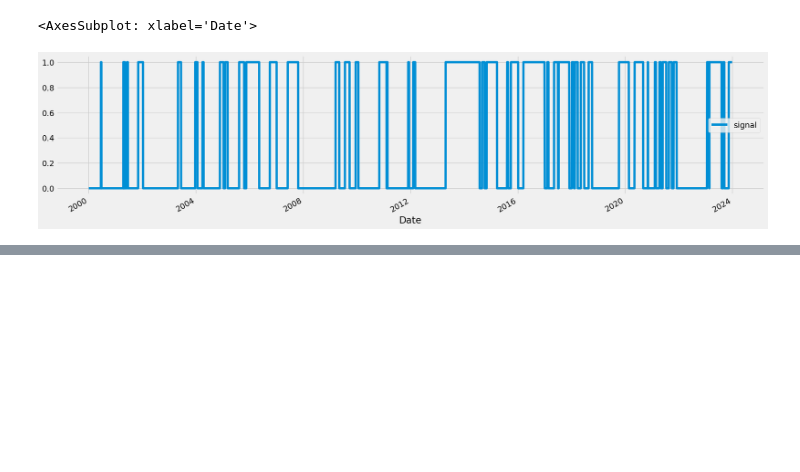
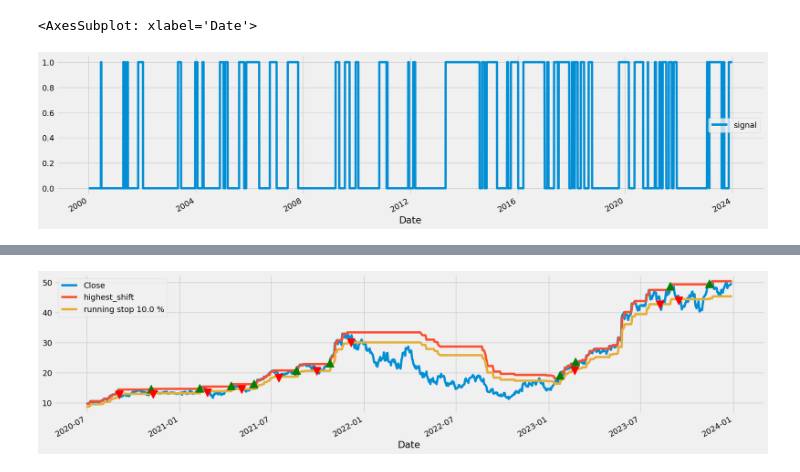
Before and after one commit to pNatTueku/codingProjectwithPython, a Jupyter notebook: project_06_stock_price.ipynb, the cells around one changed output, grey strips where cells are left out. Saved outputs shown, nothing was run; the diff lists cells and outputs as text; code cells hidden in the pictures; blank space fills up the shorter version.

```diff
--- a/project_06_stock_price.ipynb
+++ b/project_06_stock_price.ipynb
@@ -285,0 +392,12 @@ df[['signal']].plot(figsize = (20, 5))
+# %%
+# Let's zoom in
+
+df[["Close", "highest_shift"]].loc["2020-07":"2023-12"].plot(figsize = (20, 5))
+(df["highest_shift"] * stop_pct).loc["2020-07":"2023-12"].plot(label = f"running stop {(1 - stop_pct) * 100:.1f} %")
+
+plt.plot(df[df["signal"].diff() == 1].loc["2020-07":"2023-12"].index, df[df["signal"].diff() == 1].loc["2020-07":"2023-12"]['Close'], '^', markersize = 15, color = 'green')
+plt.plot(df[df["signal"].diff() == -1].loc["2020-07":"2023-12"].index, df[df["signal"].diff() == -1].loc["2020-07":"2023-12"]['Close'], 'v', markersize = 15, color = 'red')
+plt.legend()
+plt.show()
+# %% [output]
+[figure, added]
```
Also changed, not shown: parts of 10 cells of this notebook.
